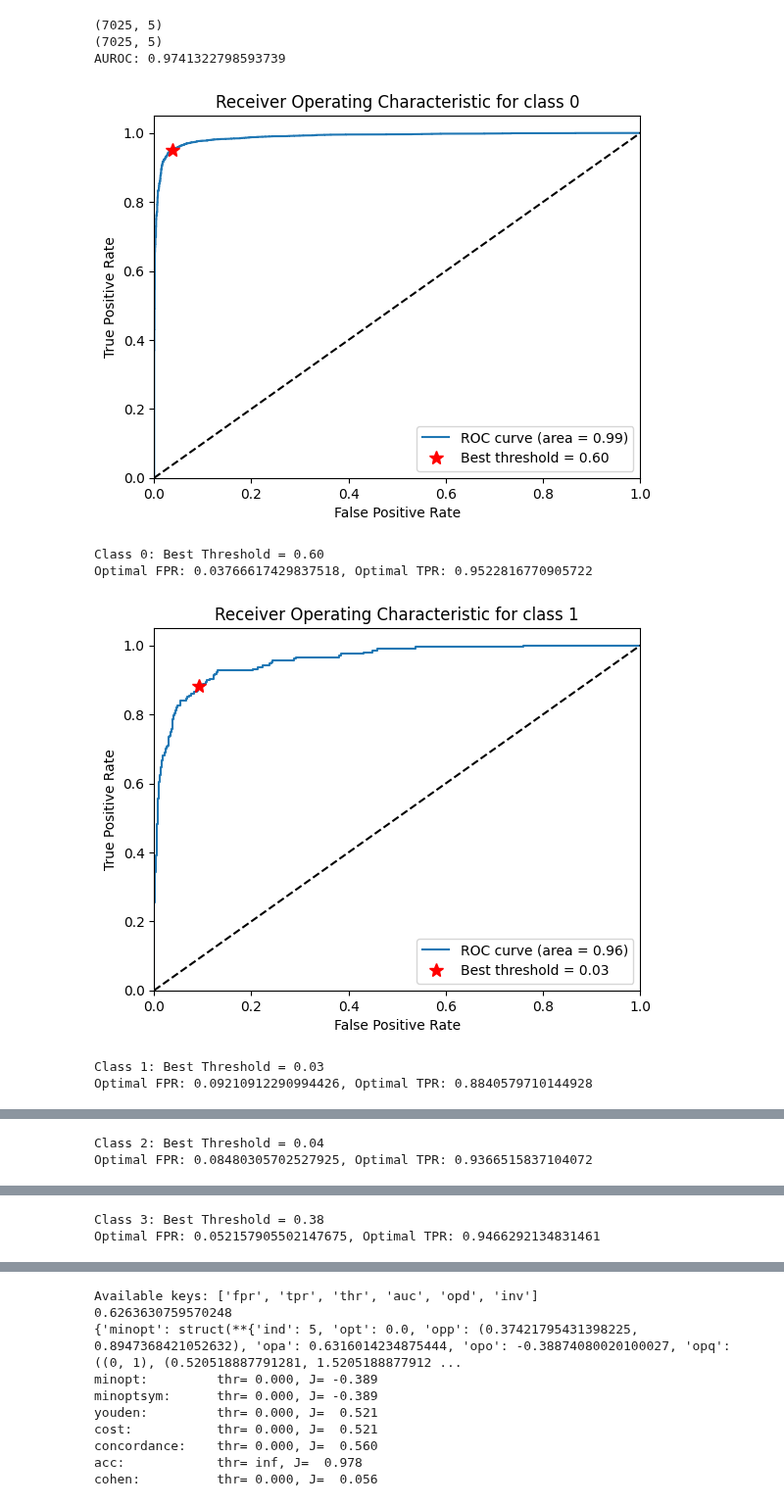
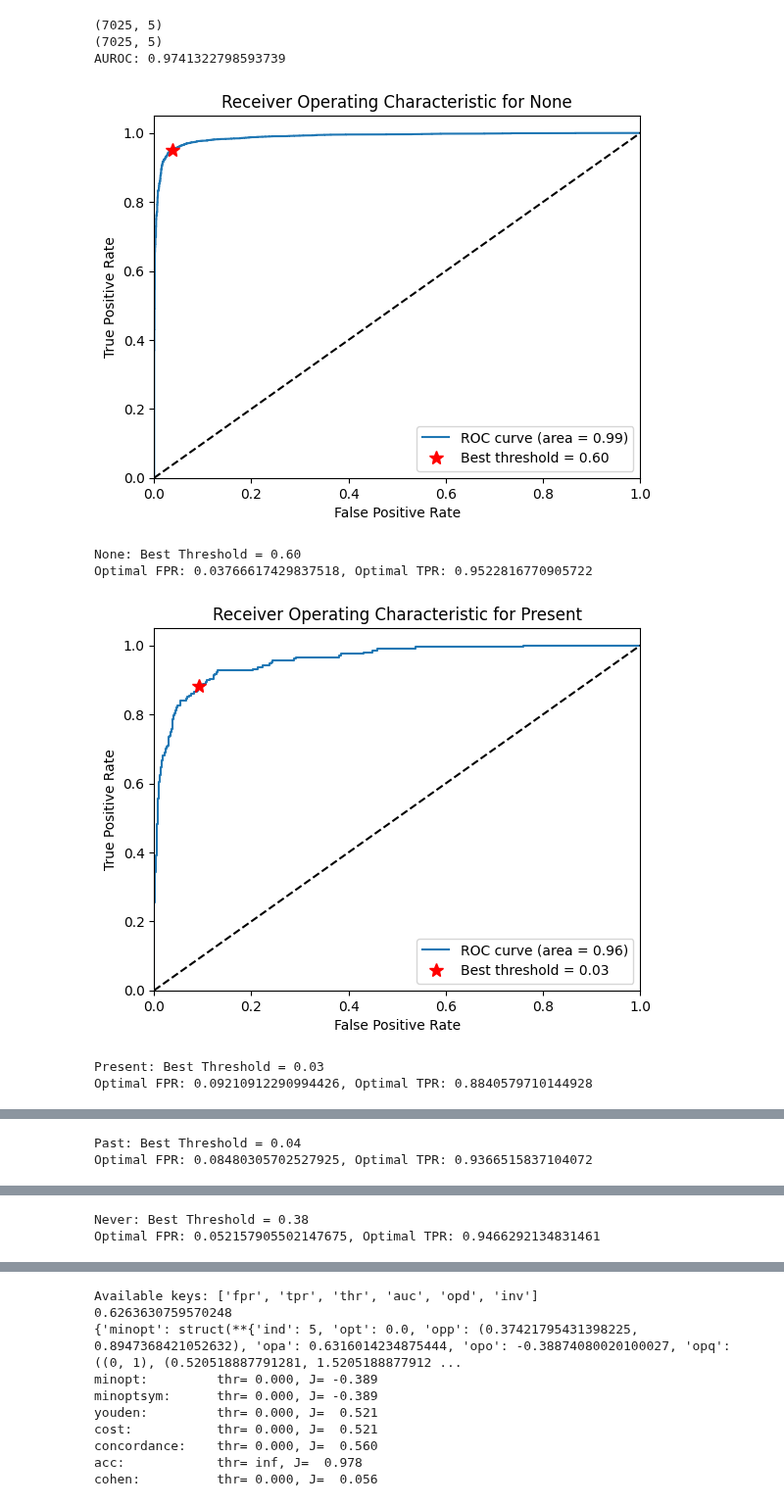
Before and after one commit to NBandemer/capstone-mayo, a Jupyter notebook: T5_model.ipynb, the cells around one changed output, grey strips where cells are left out. Shown at 98% size. Cells and saved outputs as stored; diff of their text form; code cells hidden in the pictures.

Commit message:
Change target names in classification report, confusion matrix, and ROC curve

```diff
--- a/T5_model.ipynb
+++ b/T5_model.ipynb
@@ -76,8 +98,40 @@ text_data = dataset["text"].to_list()
 sdoh_data = dataset["behavior_drug"].to_list() # THIS ALSO
 
 # !!!!!!! CHANGE THESE SDOH ALWAYS !!!!!
+# Define label_columns here
+label_columns = [
+    'sdoh_community_present', 'sdoh_community_absent', 'sdoh_education',
+    'sdoh_economics', 'sdoh_environment', 'behavior_alcohol',
+    'behavior_tobacco', 'behavior_drug'
+]
+
+sbdh_substance = {
+    0: 'None',
+    1: 'Present',
+    2: 'Past',
+    3: 'Never',
+    4: 'Unsure'
+}
+
+sbdh_econ_env = {
+    0: 'None',
+    1: 'True',
+    2: 'False',
+}
+
+sbdh_community_ed = {
+    0: 'False',
+    1: 'True',
+}
+
+num_labels = len(sbdh_substance)
 dataset['behavior_drug'] = dataset.behavior_drug.map(sbdh_substance)
 current_sboh = 'behavior_drug'
+
+target_community_ed = ['False', 'True']
+target_econ_env = ['None', 'True', 'False']
+target_substance = ['None', 'Present', 'Past', 'Never', 'Unsure']
+target = target_substance # change these for according to binary or multi class
 # %%
 # data preprocessing and train-test split
 # load the preprocessed dataset from a CSV file
@@ -330,7 +356,7 @@ timestamp_fortrain = datetime.datetime.now().strftime("%Y%m%d_%H%M%S")
 
 tensor_logs = f'/content/drive/MyDrive/Colab Notebooks/Capstone/logs/tensor_logs/{timestamp_fortrain}' # create seperate logs for tensor/epoch
 os.makedirs(tensor_logs, exist_ok=True)
-epoch_logs = f'/content/drive/MyDrive/Colab Notebooks/Capstone/logs/epoch_logs/{timestamp_fortrain}'
+epoch_logs = f'/content/drive/MyDrive/Colab Notebooks/Capstone/logs/epoch_logs/{current_sboh}'
 os.makedirs(epoch_logs, exist_ok=True)
 # %%
 early_stopping = EarlyStoppingCallback(early_stopping_patience=3)
@@ -441,7 +466,6 @@ print("Prediction:", results)
 predicted_labels = results.predictions[0].argmax(-1)
 true_labels = test_dataset.labels
 # true_labels = test_dataset[label_columns].tolist() #  labels from the DataLoader
-target = ['0', '1', '2', '3', '4'] # change these for according to binary or multi class
 
 print("Test Results:", test_results)
 report = classification_report(true_labels, predicted_labels, target_names=target)
@@ -584,44 +608,44 @@ for i in range(n_classes):
 
 # ------------------- 1ST MEHTOD ----------------------
 
-for i in range(n_classes):
+for i, class_name in enumerate(target):
     # Euclidean distance for each point on the ROC curve from the top-left corner
     distances = np.sqrt((1 - tpr[i])**2 + fpr[i]**2)
     # index of the smallest distance
     optimal_idx = np.argmin(distances)
     # optimal threshold corresponding to this point
     optimal_threshold = thresholds[i][optimal_idx]
 
     optimal_fpr, optimal_tpr = fpr[i][optimal_idx], tpr[i][optimal_idx]
 
     plt.figure()
     plt.plot(fpr[i], tpr[i], label='ROC curve (area = %0.2f)' % roc_auc[i])
     plt.plot([0, 1], [0, 1], 'k--')
     plt.plot(fpr[i][optimal_idx], tpr[i][optimal_idx], 'r*', markersize=10,
              label='Best threshold = {:.2f}'.format(optimal_threshold))
     plt.xlim([0.0, 1.0])
     plt.ylim([0.0, 1.05])
     plt.xlabel('False Positive Rate')
     plt.ylabel('True Positive Rate')
-    plt.title(f'Receiver Operating Characteristic for class {i}')
+    plt.title(f'Receiver Operating Characteristic for {class_name}')
     plt.legend(loc="lower right")
     plt.show()
 
-    print(f'Class {i}: Best Threshold = {optimal_threshold:.2f}')
+    print(f'{class_name}: Best Threshold = {optimal_threshold:.2f}')
     print(f"Optimal FPR: {optimal_fpr}, Optimal TPR: {optimal_tpr}")
 
 # ----------- 2ND METHOD ------------------- #
 
 best_thresholds = dict()
 
 for i in range(n_classes):
     optimal_idx = np.argmax(tpr[i] - fpr[i])
     best_thresholds[i] = thresholds[i][optimal_idx]
     print(f'Class {i}: Best Threshold = {best_thresholds[i]:.2f}')
 # %% [output]
-[figure, old version]
+[figure, new version]
-Class 0: Best Threshold = 0.60
+None: Best Threshold = 0.60
 Optimal FPR: 0.03766617429837518, Optimal TPR: 0.9522816770905722
-[figure, old version]
+[figure, new version]
-Class 1: Best Threshold = 0.03
+Present: Best Threshold = 0.03
 Optimal FPR: 0.09210912290994426, Optimal TPR: 0.8840579710144928
@@ -629,2 +653,2 @@ Optimal FPR: 0.09210912290994426, Optimal TPR: 0.8840579710144928
-Class 2: Best Threshold = 0.04
+Past: Best Threshold = 0.04
 Optimal FPR: 0.08480305702527925, Optimal TPR: 0.9366515837104072
@@ -632,3 +656,3 @@ Optimal FPR: 0.08480305702527925, Optimal TPR: 0.9366515837104072
-Class 3: Best Threshold = 0.38
+Never: Best Threshold = 0.38
 Optimal FPR: 0.052157905502147675, Optimal TPR: 0.9466292134831461
 [figure]
```
Also changed, not shown: parts of 8 cells of this notebook.
